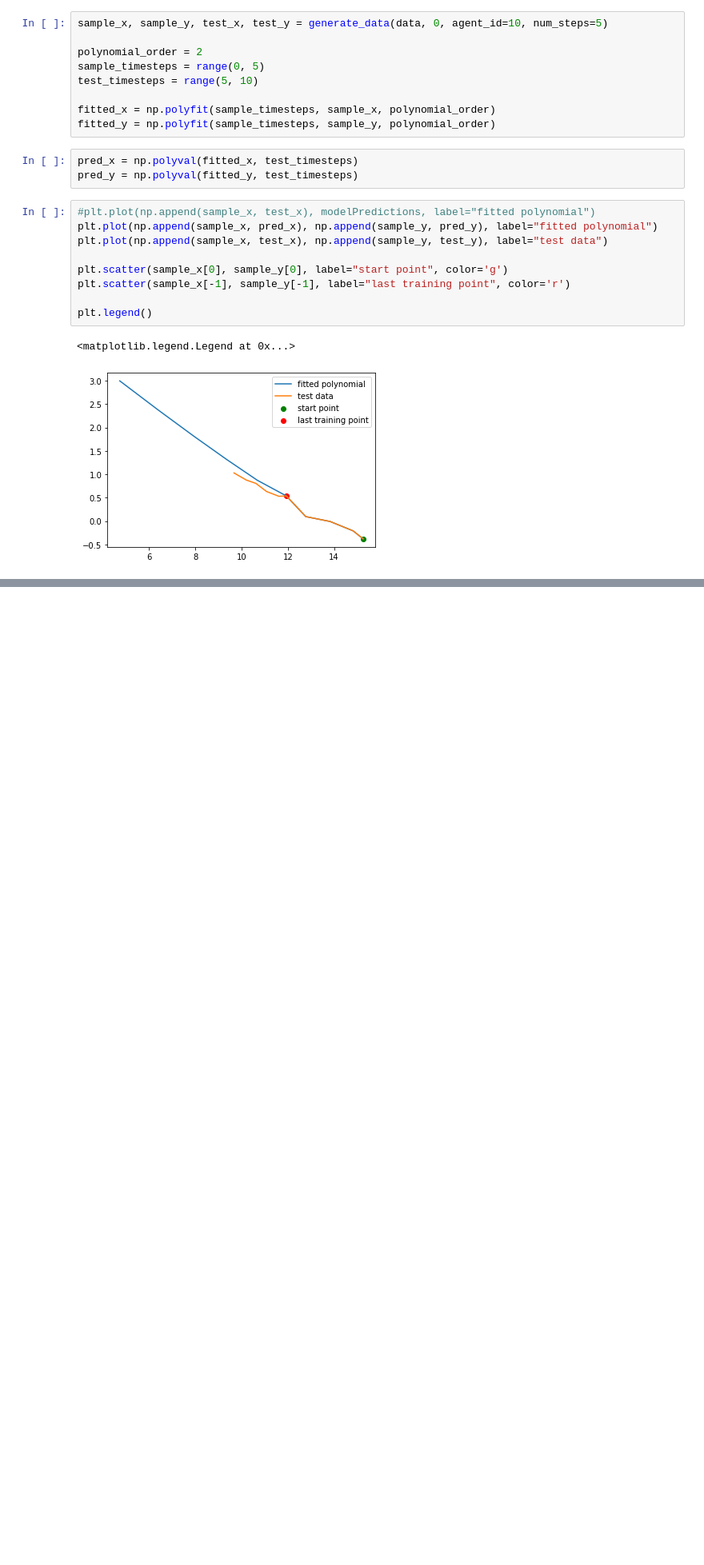
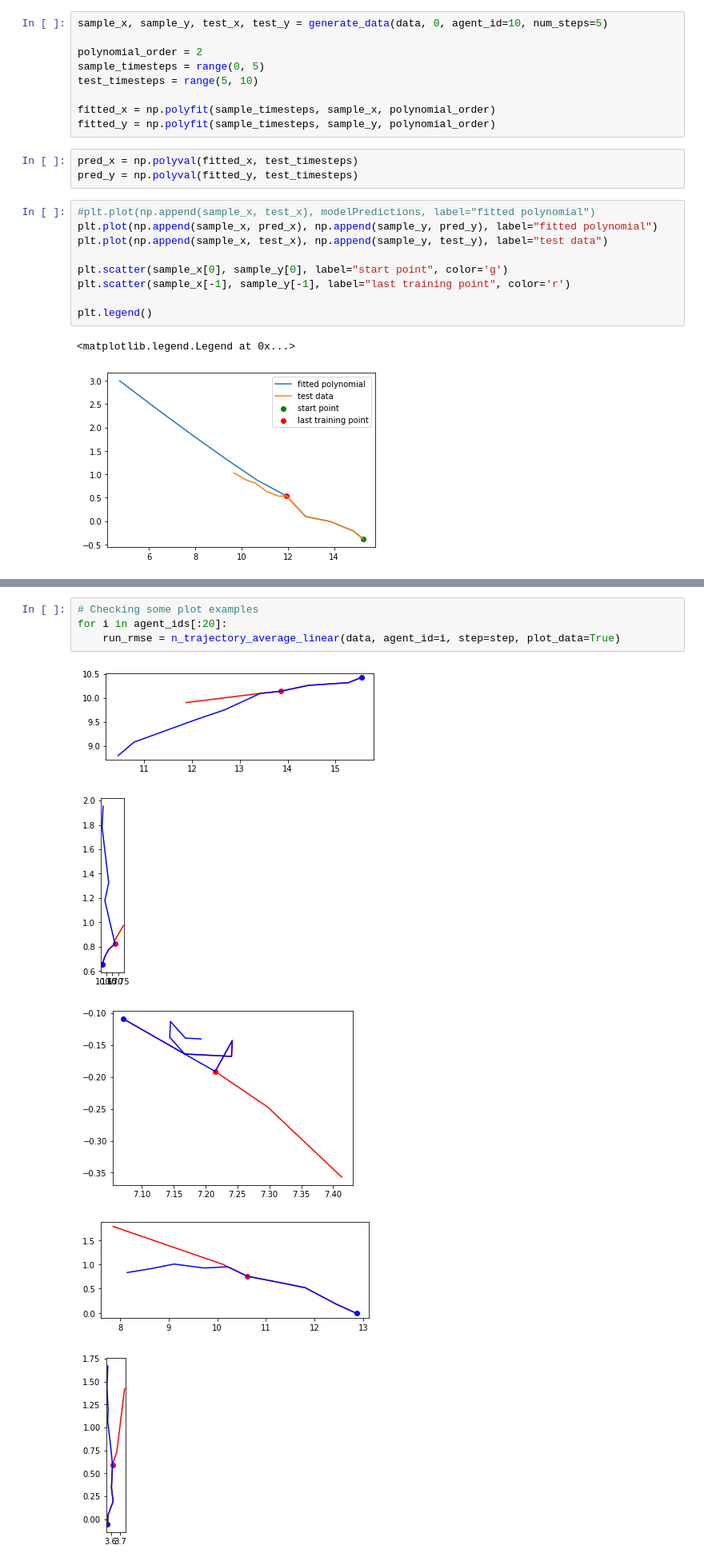
Before and after one commit to karlriis/trajectory-forecasting, a Jupyter notebook: Edinburgh-test.ipynb, the cells around one changed output, grey strips where cells are left out. Shown at 80% size. Drawn from its saved outputs; the diff is of its cells as text; blank space fills up the shorter version.

```diff
--- a/Edinburgh-test.ipynb
+++ b/Edinburgh-test.ipynb
@@ -330,0 +410,10 @@ for i in agent_ids[:20]:
+# %%
+# Checking some plot examples
+for i in agent_ids[:20]:
+    run_rmse = n_trajectory_average_linear(data, agent_id=i, step=step, plot_data=True)
+# %% [output]
+[figure, added]
+[figure, added]
+[figure, added]
+[figure, added]
+[figure, added]
```
Also changed, not shown: parts of 27 cells of this notebook.
